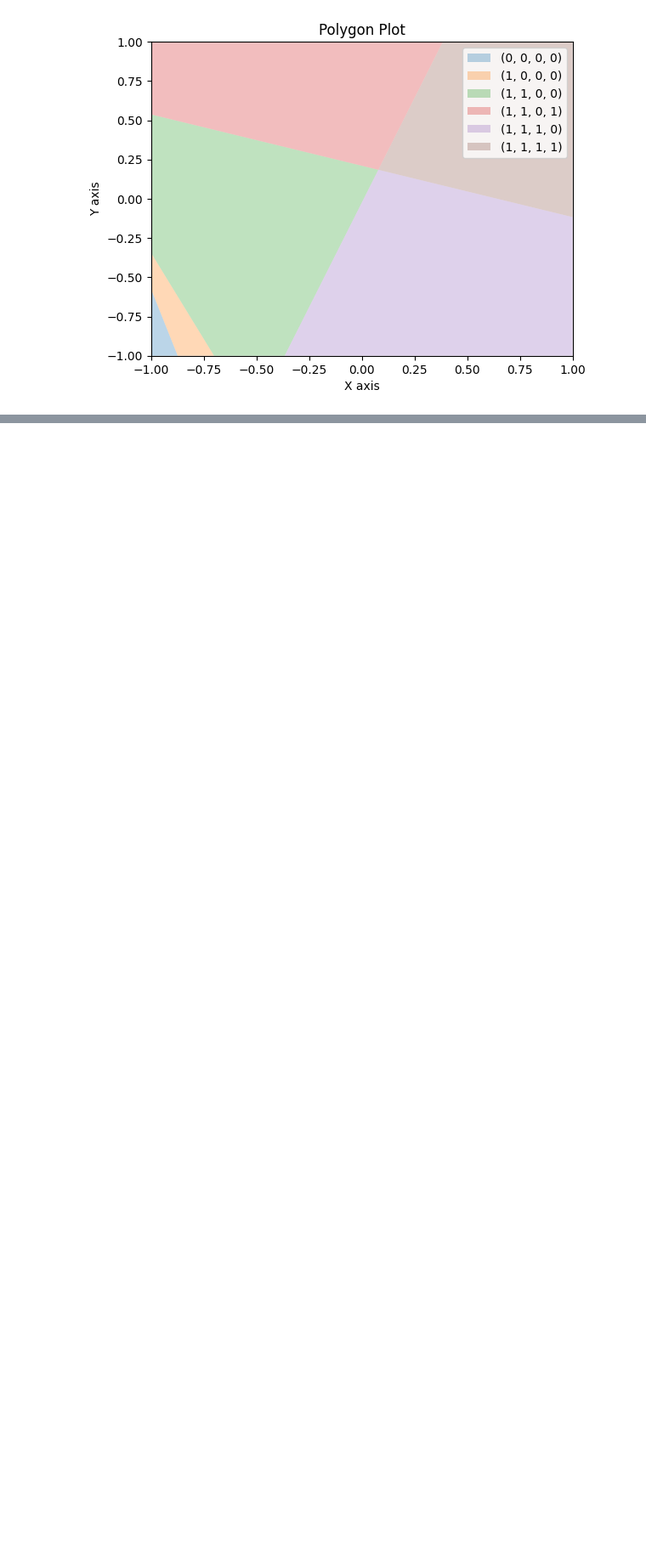
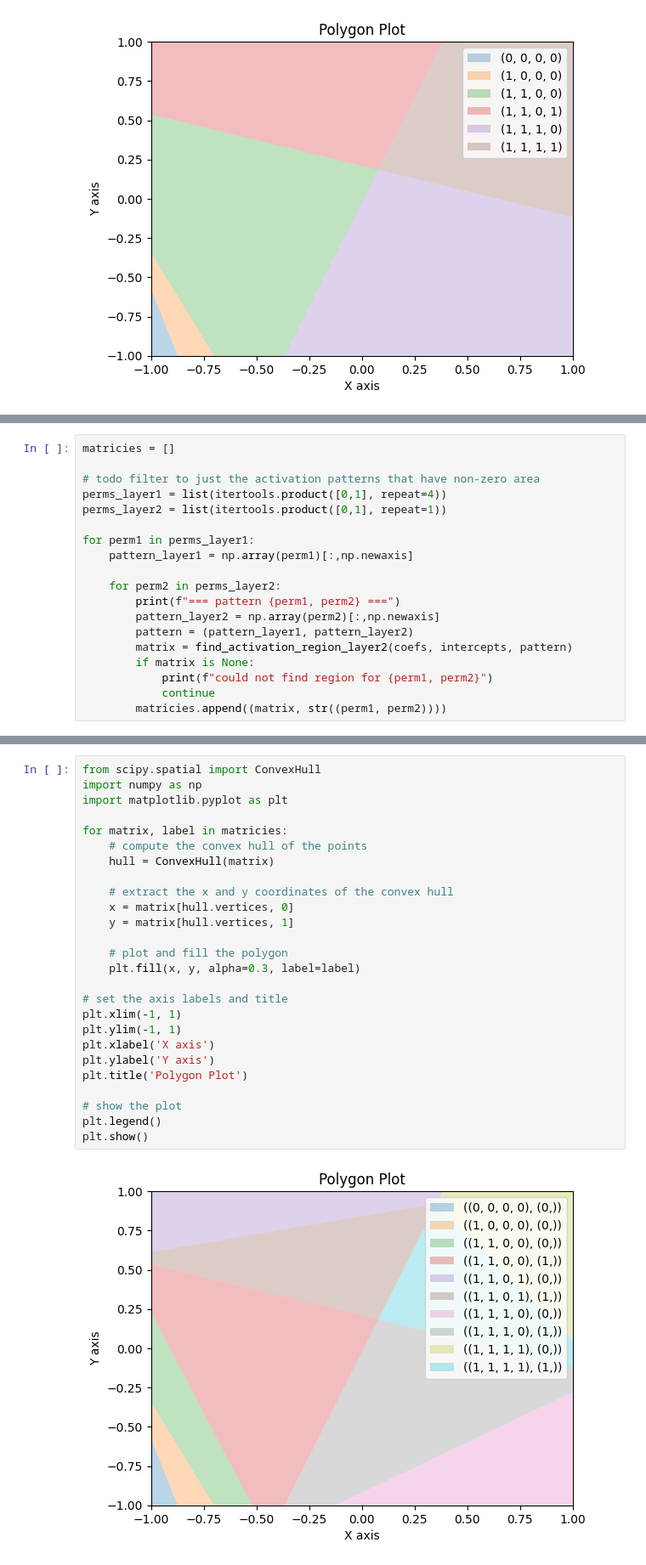
Before and after one commit to a2i2/tree_diff, a Jupyter notebook: notebooks/Merge_NN.ipynb, the cells around one changed output, grey strips where cells are left out. Shown: that part at 85% size. Saved outputs shown, nothing was run; the diff lists cells and outputs as text; blank space fills up the shorter version.

Commit message:
2nd layer polygonalization is done.

```diff
--- a/notebooks/Merge_NN.ipynb
+++ b/notebooks/Merge_NN.ipynb
@@ -184,0 +289,19 @@ plt.show()
+# %%
+matricies = []
+
+# todo filter to just the activation patterns that have non-zero area
+perms_layer1 = list(itertools.product([0,1], repeat=4))
+perms_layer2 = list(itertools.product([0,1], repeat=1))
+
+for perm1 in perms_layer1:
+    pattern_layer1 = np.array(perm1)[:,np.newaxis]
+
+    for perm2 in perms_layer2:
+        print(f"=== pattern {perm1, perm2} ===")
+        pattern_layer2 = np.array(perm2)[:,np.newaxis]
+        pattern = (pattern_layer1, pattern_layer2)
+        matrix = find_activation_region_layer2(coefs, intercepts, pattern)
+        if matrix is None:
+            print(f"could not find region for {perm1, perm2}")
+            continue
+        matricies.append((matrix, str((perm1, perm2))))
@@ -184,0 +346,28 @@ plt.show()
+# %%
+from scipy.spatial import ConvexHull
+import numpy as np
+import matplotlib.pyplot as plt
+
+for matrix, label in matricies:
+    # compute the convex hull of the points
+    hull = ConvexHull(matrix)
+
+    # extract the x and y coordinates of the convex hull
+    x = matrix[hull.vertices, 0]
+    y = matrix[hull.vertices, 1]
+
+    # plot and fill the polygon
+    plt.fill(x, y, alpha=0.3, label=label)
+
+# set the axis labels and title
+plt.xlim(-1, 1)
+plt.ylim(-1, 1)
+plt.xlabel('X axis')
+plt.ylabel('Y axis')
+plt.title('Polygon Plot')
+
+# show the plot
+plt.legend()
+plt.show()
+# %% [output]
+[figure, added]
```
Also changed, not shown: parts of 7 cells of this notebook.
